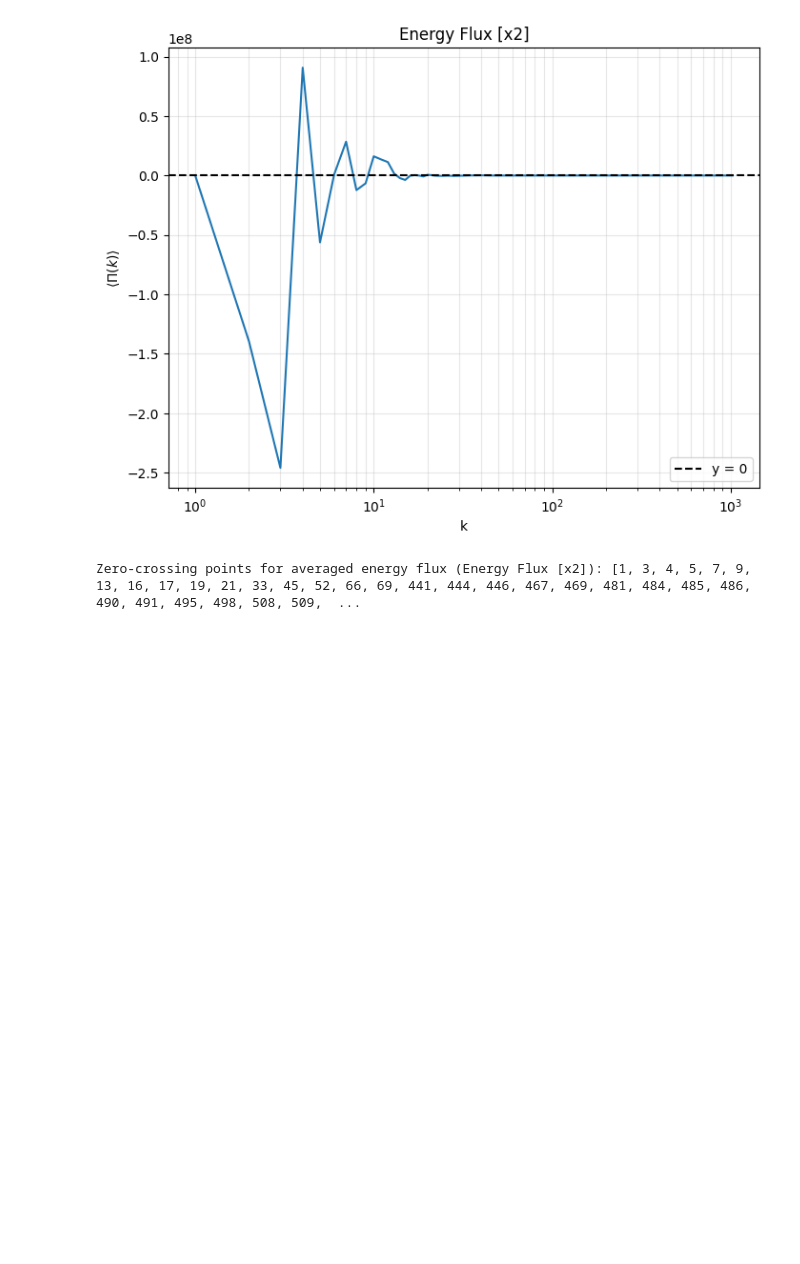
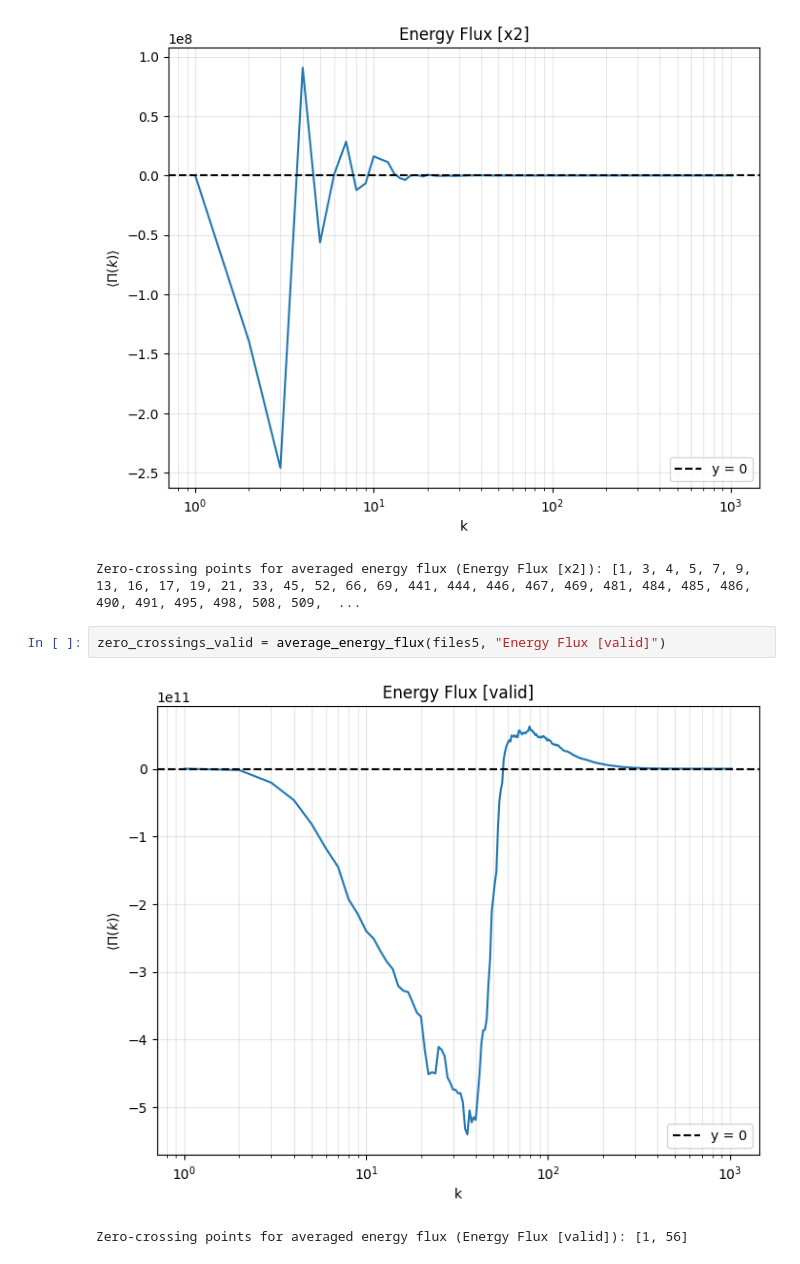
Before and after one commit to red1ithink/EnergySpectrum, a Jupyter notebook: flux.ipynb, the cells around one changed output. Cells and saved outputs as stored; diff of their text form; blank space fills up the shorter version.

```diff
--- a/flux.ipynb
+++ b/flux.ipynb
@@ -122,3 +122,8 @@ Zero-crossing points for averaged energy flux (Energy Flux [x10]): [1, 15, 250,
 Zero-crossing points for averaged energy flux (Energy Flux [x0.5]): [1, 2, 6, 8, 10, 11, 13, 17, 20, 25, 26, 32, 33, 38, 40, 41, 44, 49, 50, 52, 53, 54, 57, 72, 104, 370, 371, 377, 503, 671, 677, 691, ...
 [figure]
 Zero-crossing points for averaged energy flux (Energy Flux [x2]): [1, 3, 4, 5, 7, 9, 13, 16, 17, 19, 21, 33, 45, 52, 66, 69, 441, 444, 446, 467, 469, 481, 484, 485, 486, 490, 491, 495, 498, 508, 509,  ...
+# %%
+zero_crossings_valid = average_energy_flux(files5, "Energy Flux [valid]")
+# %% [output]
+[figure, added]
+Zero-crossing points for averaged energy flux (Energy Flux [valid]): [1, 56]
```
Also changed, not shown: parts of 1 cell of this notebook, 9 other files.
